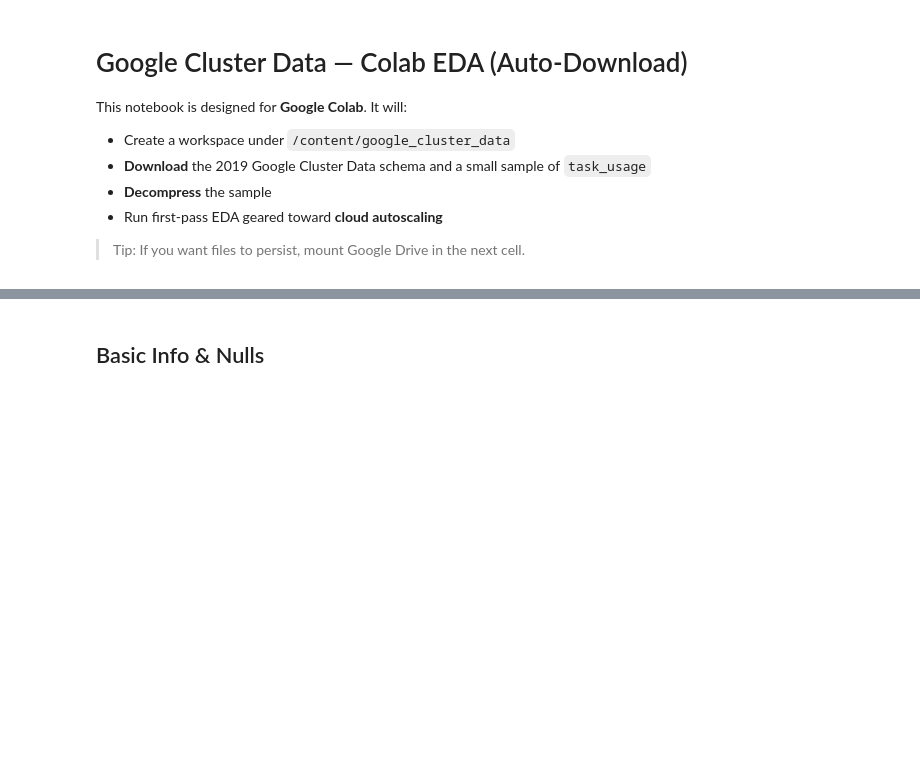
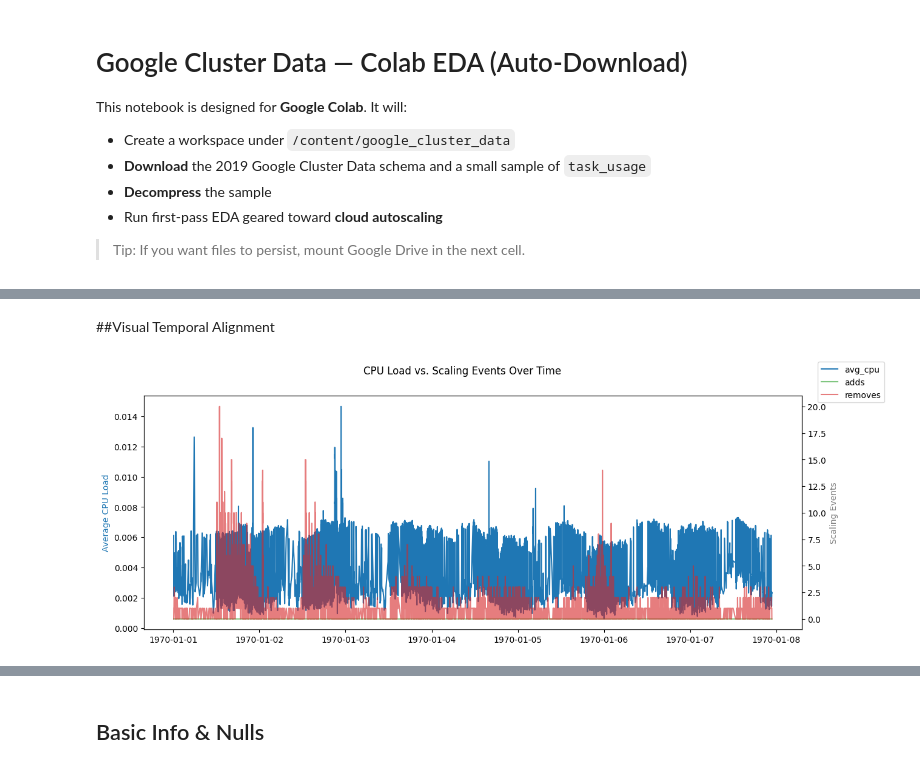
Before and after one commit to rah-ds/Cloud-Autoscaling-using-RL, a Jupyter notebook: notebooks/google_cluster_colab_eda.ipynb, the cells around one changed output, grey strips where cells are left out. Drawn from its saved outputs; the diff is of its cells as text; code cells hidden in the pictures; blank space fills up the shorter version.

```diff
--- a/notebooks/google_cluster_colab_eda.ipynb
+++ b/notebooks/google_cluster_colab_eda.ipynb
@@ -155,0 +201,17 @@ Job ID: 2317b316-cf95-482b-bed6-660a3c513eaf
+# %% [markdown]
+##Visual Temporal Alignment
+# %%
+fig, ax1 = plt.subplots(figsize=(14,5))
+
+ax1.plot(df['time_window'], df['avg_cpu'], label='avg_cpu', color='tab:blue')
+ax1.set_ylabel('Average CPU Load', color='tab:blue')
+ax2 = ax1.twinx()
+ax2.plot(df['time_window'], df['adds'], label='adds', color='tab:green', alpha=0.6)
+ax2.plot(df['time_window'], df['removes'], label='removes', color='tab:red', alpha=0.6)
+ax2.set_ylabel('Scaling Events', color='tab:gray')
+
+fig.suptitle("CPU Load vs. Scaling Events Over Time")
+fig.legend(loc='upper right')
+plt.show()
+# %% [output]
+[figure, added]
```
Also changed, not shown: parts of 41 cells of this notebook.
